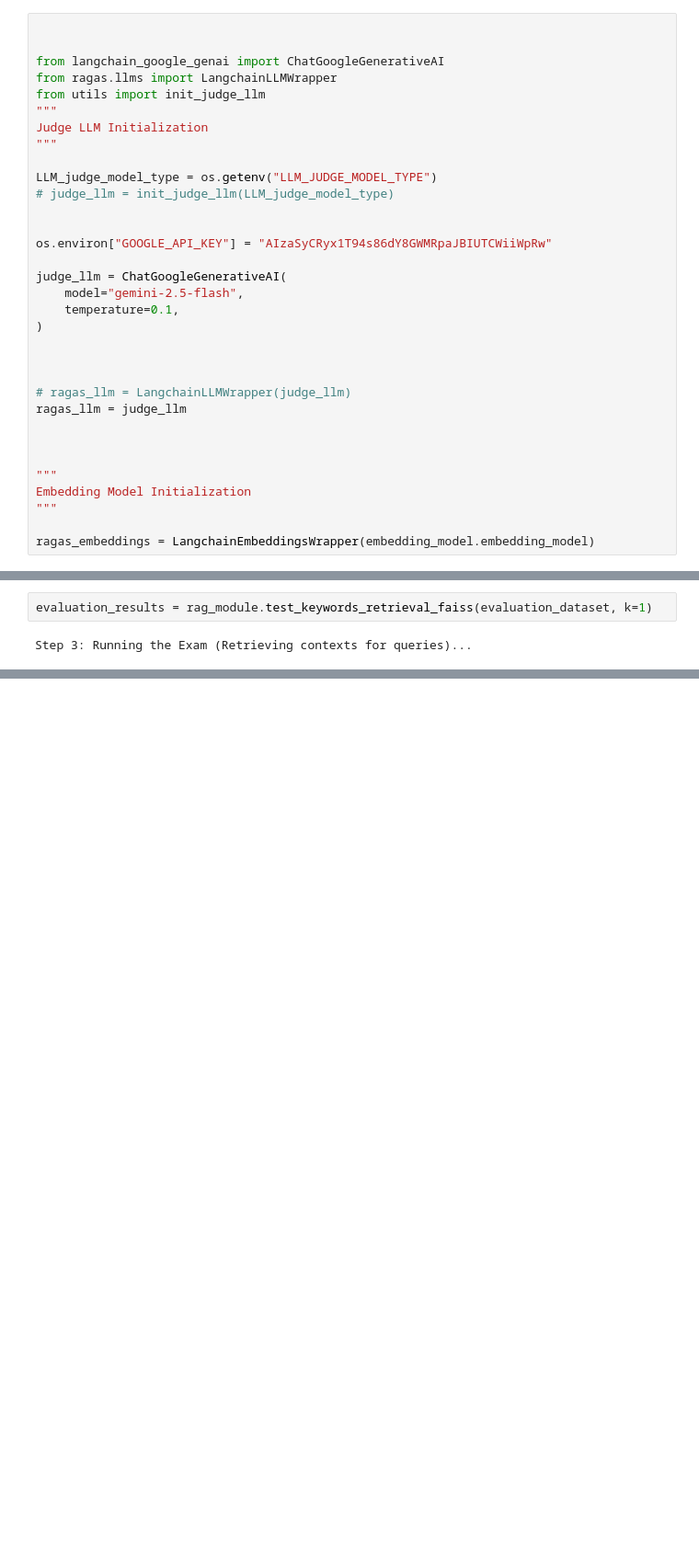
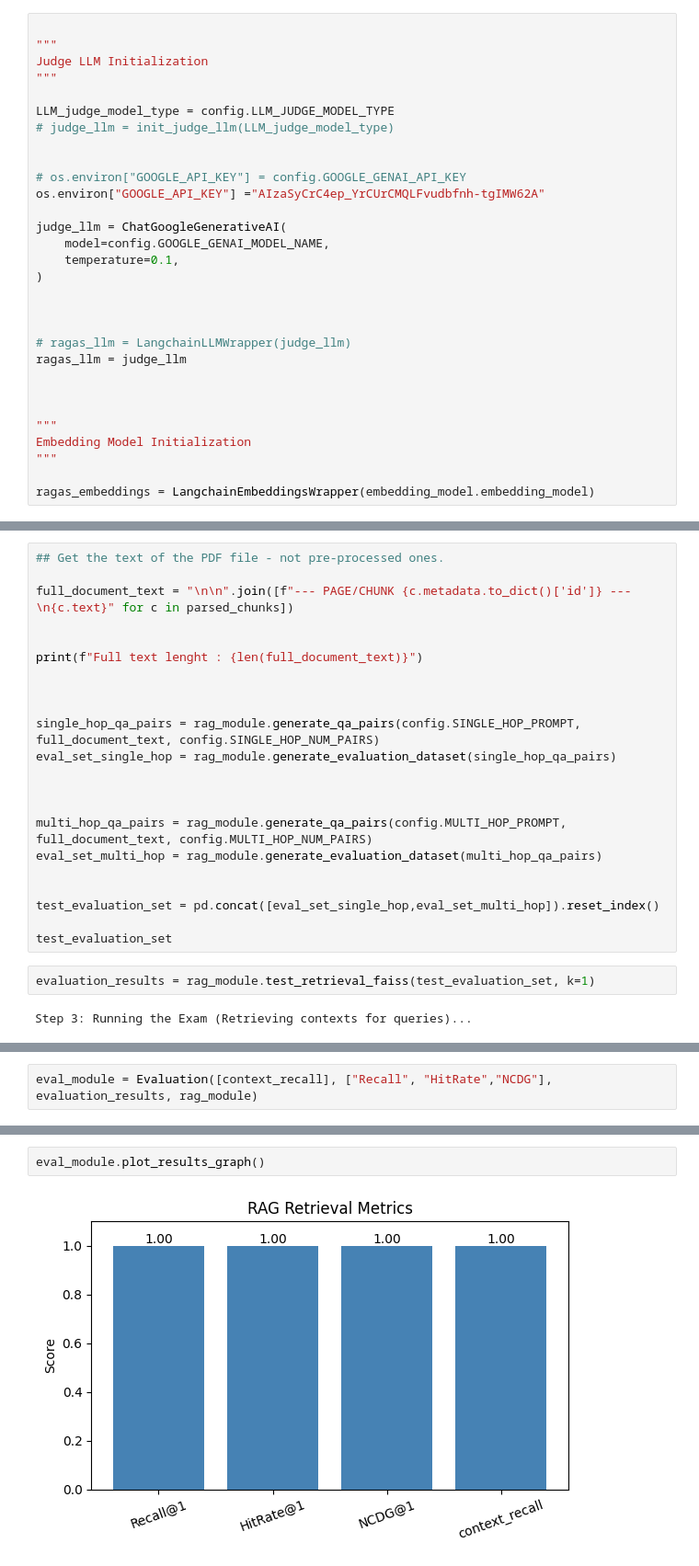
Before and after one commit to RoeyBokobza/Mission_plane, a Jupyter notebook: modular_code.ipynb, the cells around one changed output, grey strips where cells are left out. Shown at 92% size. Cells and saved outputs as stored; diff of their text form; blank space fills up the shorter version.

Commit message:
complete run + evaluation metrics - Rertrieval

```diff
--- a/modular_code.ipynb
+++ b/modular_code.ipynb
@@ -98,21 +114,18 @@ FAISS Index built with 5 documents.
 # %%
 
-
-from langchain_google_genai import ChatGoogleGenerativeAI
-from ragas.llms import LangchainLLMWrapper
-from utils import init_judge_llm
 """
 Judge LLM Initialization
 """
 
-LLM_judge_model_type = os.getenv("LLM_JUDGE_MODEL_TYPE")
+LLM_judge_model_type = config.LLM_JUDGE_MODEL_TYPE
 # judge_llm = init_judge_llm(LLM_judge_model_type)
 
 
-os.environ["GOOGLE_API_KEY"] = "AIzaSyCRyx1T94s86dY8GWMRpaJBIUTCWiiWpRw"
+# os.environ["GOOGLE_API_KEY"] = config.GOOGLE_GENAI_API_KEY
+os.environ["GOOGLE_API_KEY"] ="AIzaSyCrC4ep_YrCUrCMQLFvudbfnh-tgIMW62A"
 
 judge_llm = ChatGoogleGenerativeAI(
-    model="gemini-2.5-flash",
+    model=config.GOOGLE_GENAI_MODEL_NAME,
     temperature=0.1,
 )
 
@@ -327,4 +157,26 @@ Step 3: Running the Exam (Retrieving contexts for queries)...
+# %%
+## Get the text of the PDF file - not pre-processed ones.
+
+full_document_text = "\n\n".join([f"--- PAGE/CHUNK {c.metadata.to_dict()['id']} ---\n{c.text}" for c in parsed_chunks])
+
+
+print(f"Full text lenght : {len(full_document_text)}")
+
+
+
+single_hop_qa_pairs = rag_module.generate_qa_pairs(config.SINGLE_HOP_PROMPT, full_document_text, config.SINGLE_HOP_NUM_PAIRS)
+eval_set_single_hop = rag_module.generate_evaluation_dataset(single_hop_qa_pairs)
+
+
+
+multi_hop_qa_pairs = rag_module.generate_qa_pairs(config.MULTI_HOP_PROMPT, full_document_text, config.MULTI_HOP_NUM_PAIRS)
+eval_set_multi_hop = rag_module.generate_evaluation_dataset(multi_hop_qa_pairs)
+
+
+test_evaluation_set = pd.concat([eval_set_single_hop,eval_set_multi_hop]).reset_index()
+
+test_evaluation_set
 # %%
-evaluation_results = rag_module.test_keywords_retrieval_faiss(evaluation_dataset, k=1)
+evaluation_results = rag_module.test_retrieval_faiss(test_evaluation_set, k=1)
 # %% [output]
 Step 3: Running the Exam (Retrieving contexts for queries)...
@@ -362,0 +267,2 @@ Retrying langchain_google_genai.chat_models._achat_with_retry.<locals>._achat_wi
+# %%
+eval_module = Evaluation([context_recall], ["Recall", "HitRate","NCDG"], evaluation_results, rag_module)
@@ -362,0 +271,4 @@ Retrying langchain_google_genai.chat_models._achat_with_retry.<locals>._achat_wi
+# %%
+eval_module.plot_results_graph()
+# %% [output]
+[figure, added]
```
Also changed, not shown: parts of 23 cells of this notebook, 5 other files.
